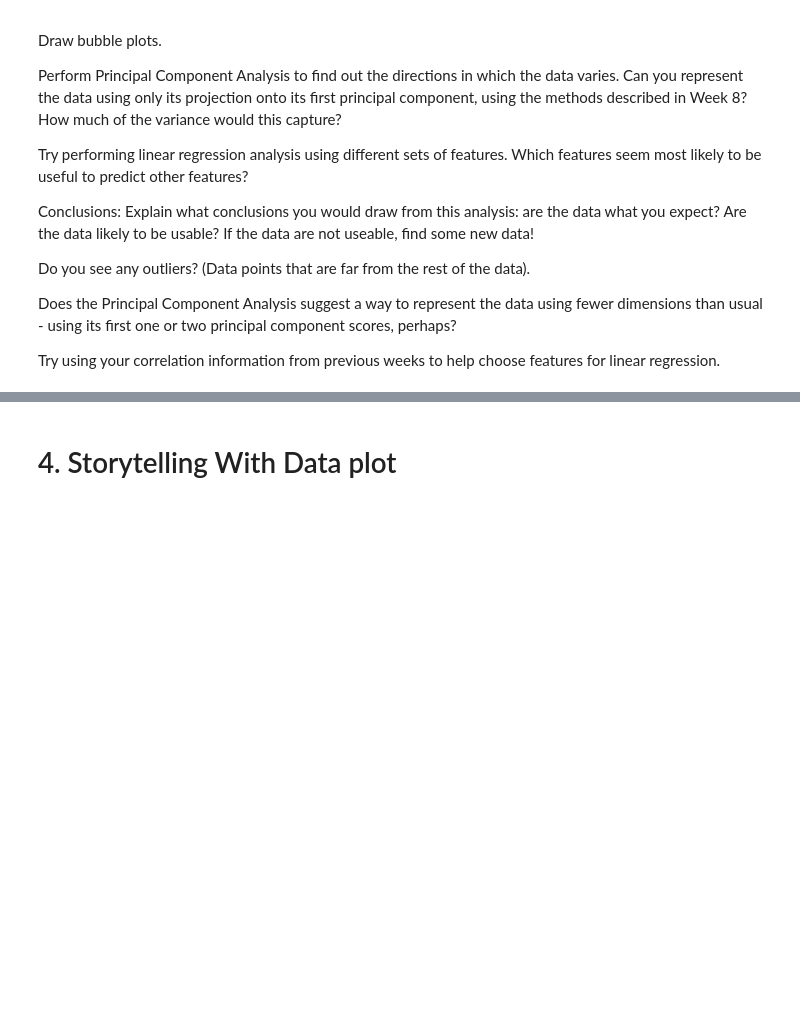
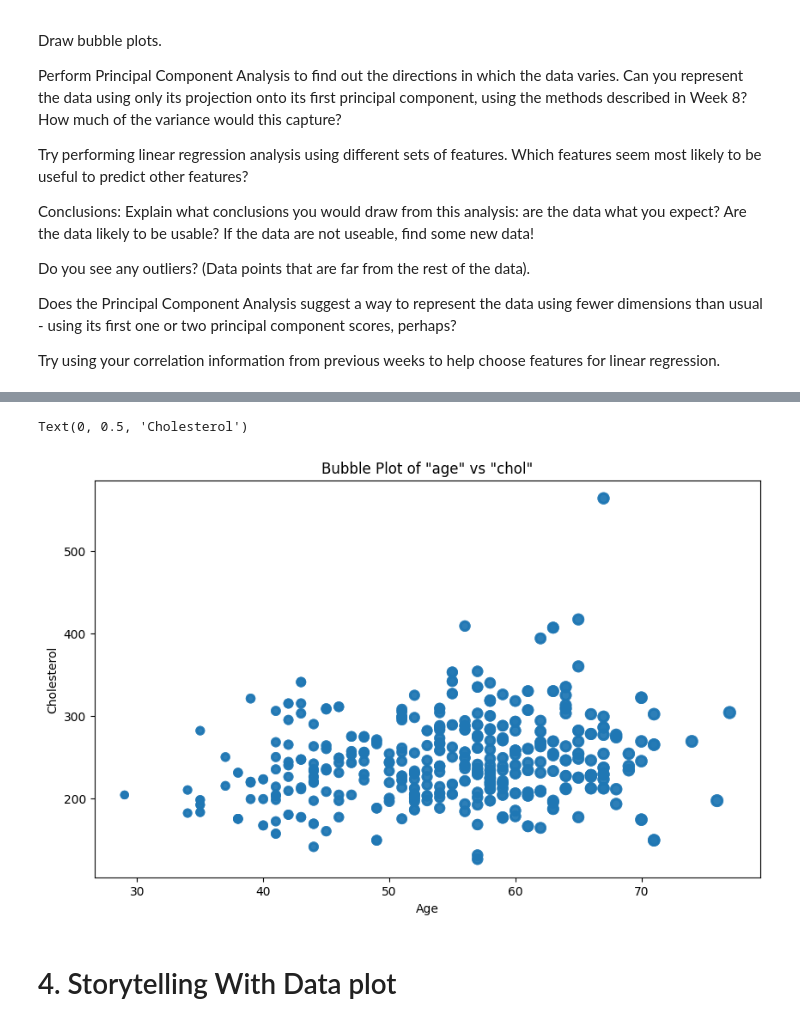
Before and after one commit to els246/2025-spring-B2, a Jupyter notebook: OMDS-ModB2-Week9-Stiller-Emma.ipynb, the cells around one changed output, grey strips where cells are left out. Saved outputs shown, nothing was run; the diff lists cells and outputs as text; code cells hidden in the pictures; blank space fills up the shorter version.

```diff
--- a/OMDS-ModB2-Week9-Stiller-Emma.ipynb
+++ b/OMDS-ModB2-Week9-Stiller-Emma.ipynb
@@ -69,3 +113,14 @@ FileNotFoundError: [Errno 2] No such file or directory: 'heart_dataset.zip'
+# %%
+# bubble plot of age vs cholesterol with size = 'target'
+
+plt.figure(figsize=(10,6))
+plt.scatter(df['age'], df['chol'], s=df['age'], cmap='viridis', alpha=0.6, linewidth=2)
+plt.title('Bubble Plot of "age" vs "chol"')
+plt.xlabel('Age')
+plt.ylabel('Cholesterol')
+# %% [output]
+Text(0, 0.5, 'Cholesterol')
+[figure, added]
 # %% [markdown]
 # 4. Storytelling With Data plot
 # %% [markdown]
```
Also changed, not shown: parts of 3 cells of this notebook.
